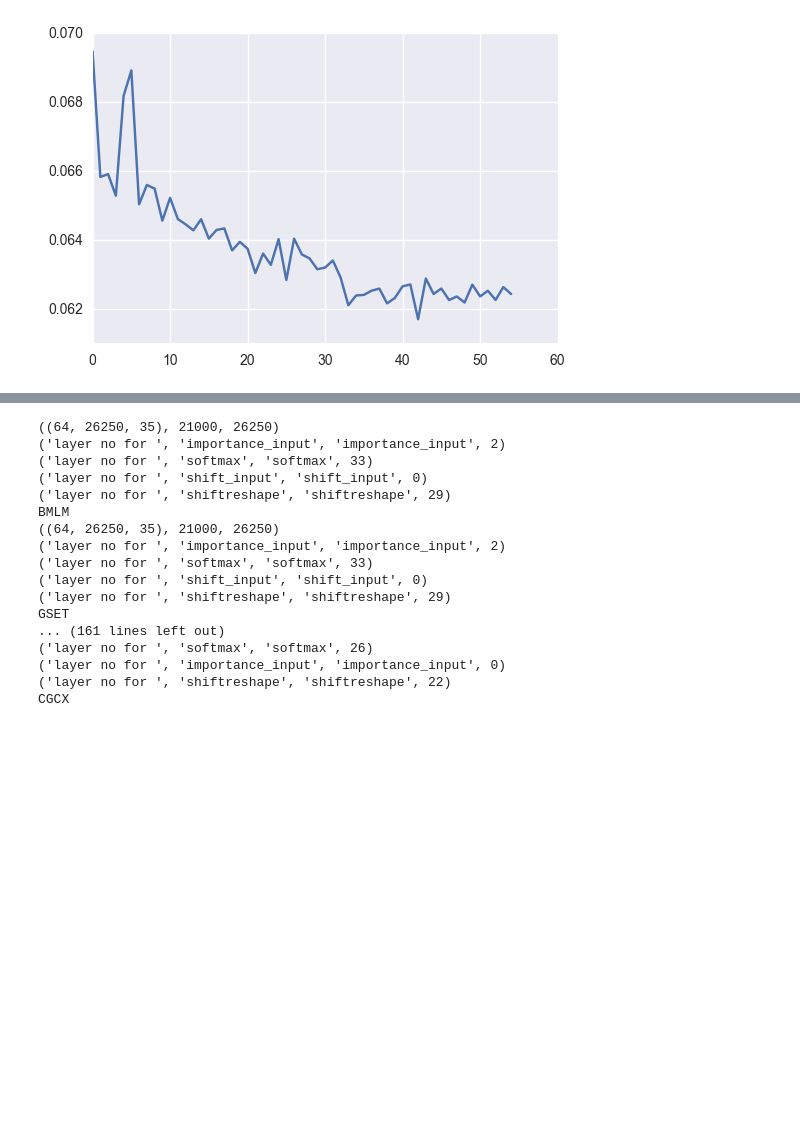
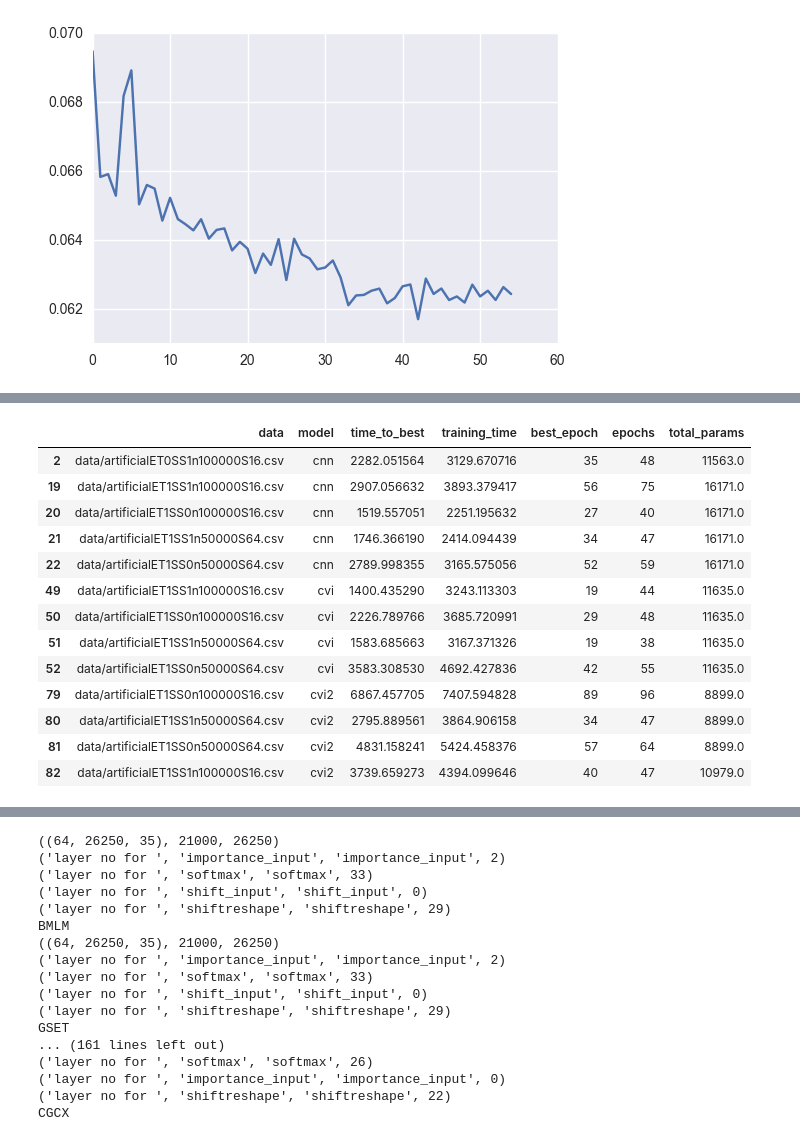
Before and after one commit to mbinkowski/nntimeseries, a Jupyter notebook: results_display.ipynb, the cells around one changed output, grey strips where cells are left out. Cells and saved outputs as stored; diff of their text form; code cells hidden in the pictures; blank space fills up the shorter version.

```diff
--- a/results_display.ipynb
+++ b/results_display.ipynb
@@ -201 +185,18 @@ NameError: name 'get_pivot' is not defined
+# %%
+df0[['data', 'model','time_to_best', 'training_time', 'best_epoch', 'epochs', 'total_params']]
+# %% [output]
+|  | data | model | time_to_best | training_time | best_epoch | epochs | total_params |
+| 2 | data/artificialET0SS1n100000S16.csv | cnn | 2282.051564 | 3129.670716 | 35 | 48 | 11563.0 |
+| 19 | data/artificialET1SS1n100000S16.csv | cnn | 2907.056632 | 3893.379417 | 56 | 75 | 16171.0 |
+| 20 | data/artificialET1SS0n100000S16.csv | cnn | 1519.557051 | 2251.195632 | 27 | 40 | 16171.0 |
+| 21 | data/artificialET1SS1n50000S64.csv | cnn | 1746.366190 | 2414.094439 | 34 | 47 | 16171.0 |
+| 22 | data/artificialET1SS0n50000S64.csv | cnn | 2789.998355 | 3165.575056 | 52 | 59 | 16171.0 |
+| 49 | data/artificialET1SS1n100000S16.csv | cvi | 1400.435290 | 3243.113303 | 19 | 44 | 11635.0 |
+| 50 | data/artificialET1SS0n100000S16.csv | cvi | 2226.789766 | 3685.720991 | 29 | 48 | 11635.0 |
+| 51 | data/artificialET1SS1n50000S64.csv | cvi | 1583.685663 | 3167.371326 | 19 | 38 | 11635.0 |
+| 52 | data/artificialET1SS0n50000S64.csv | cvi | 3583.308530 | 4692.427836 | 42 | 55 | 11635.0 |
+| 79 | data/artificialET1SS0n100000S16.csv | cvi2 | 6867.457705 | 7407.594828 | 89 | 96 | 8899.0 |
+| 80 | data/artificialET1SS1n50000S64.csv | cvi2 | 2795.889561 | 3864.906158 | 34 | 47 | 8899.0 |
+| 81 | data/artificialET1SS0n50000S64.csv | cvi2 | 4831.158241 | 5424.458376 | 57 | 64 | 8899.0 |
+| 82 | data/artificialET1SS1n100000S16.csv | cvi2 | 3739.659273 | 4394.099646 | 40 | 47 | 10979.0 |
 # %%
```
Also changed, not shown: parts of 12 cells of this notebook, 6 other files.
